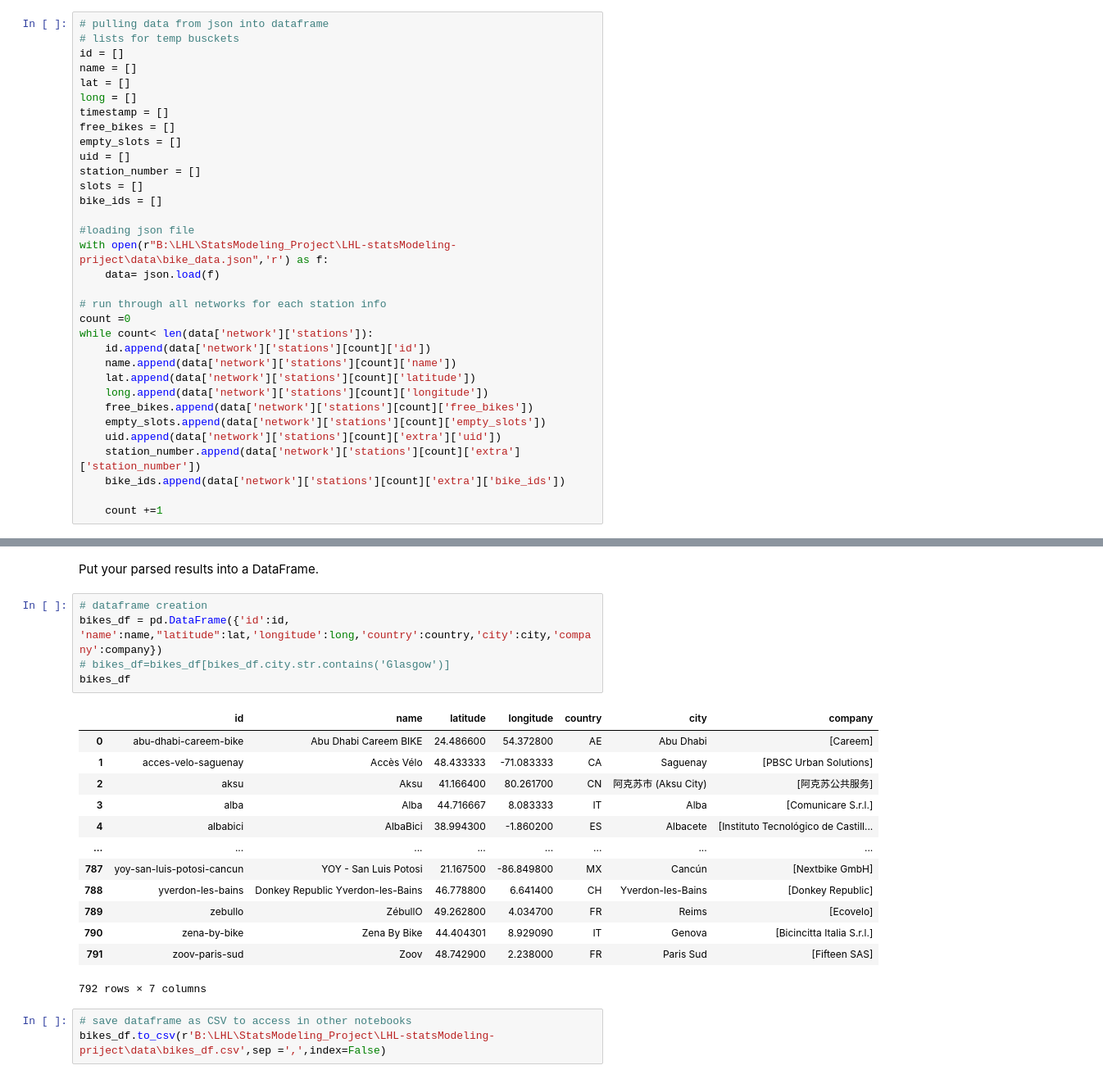
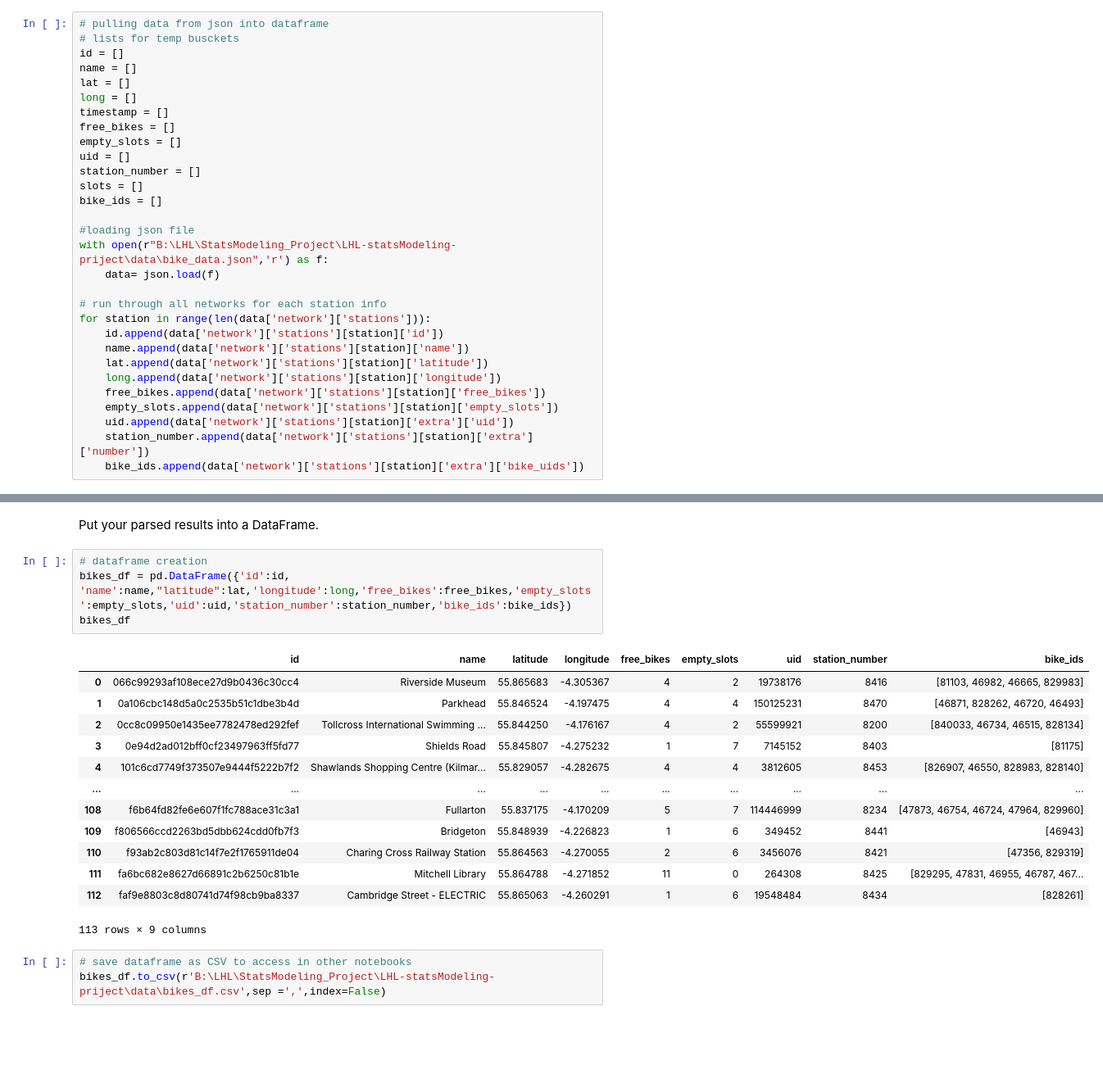
Before and after one commit to LeonFall3/LHL-statsModeling-priject, a Jupyter notebook: notebooks/city_bikes.ipynb, the cells around one changed output, grey strips where cells are left out. Shown at 82% size. Saved outputs shown, nothing was run; the diff lists cells and outputs as text; blank space fills up the shorter version.

```diff
--- a/notebooks/city_bikes.ipynb
+++ b/notebooks/city_bikes.ipynb
@@ -74,16 +60,13 @@ with open(r"B:\LHL\StatsModeling_Project\LHL-statsModeling-priject\data\bike_dat
     data= json.load(f)
 
 # run through all networks for each station info
-count =0
-while count< len(data['network']['stations']):
-    id.append(data['network']['stations'][count]['id'])
-    name.append(data['network']['stations'][count]['name'])
-    lat.append(data['network']['stations'][count]['latitude'])
-    long.append(data['network']['stations'][count]['longitude'])
-    free_bikes.append(data['network']['stations'][count]['free_bikes'])
-    empty_slots.append(data['network']['stations'][count]['empty_slots'])
-    uid.append(data['network']['stations'][count]['extra']['uid'])
-    station_number.append(data['network']['stations'][count]['extra']['station_number'])
-    bike_ids.append(data['network']['stations'][count]['extra']['bike_ids'])
-
-    count +=1
+for station in range(len(data['network']['stations'])):
+    id.append(data['network']['stations'][station]['id'])
+    name.append(data['network']['stations'][station]['name'])
+    lat.append(data['network']['stations'][station]['latitude'])
+    long.append(data['network']['stations'][station]['longitude'])
+    free_bikes.append(data['network']['stations'][station]['free_bikes'])
+    empty_slots.append(data['network']['stations'][station]['empty_slots'])
+    uid.append(data['network']['stations'][station]['extra']['uid'])
+    station_number.append(data['network']['stations'][station]['extra']['number'])
+    bike_ids.append(data['network']['stations'][station]['extra']['bike_uids'])
@@ -94,23 +74,22 @@ TypeError: list indices must be integers or slices, not str
 Put your parsed results into a DataFrame.
 # %%
 # dataframe creation
-bikes_df = pd.DataFrame({'id':id, 'name':name,"latitude":lat,'longitude':long,'country':country,'city':city,'company':company})
-# bikes_df=bikes_df[bikes_df.city.str.contains('Glasgow')]
+bikes_df = pd.DataFrame({'id':id, 'name':name,"latitude":lat,'longitude':long,'free_bikes':free_bikes,'empty_slots':empty_slots,'uid':uid,'station_number':station_number,'bike_ids':bike_ids})
 bikes_df
 # %% [output]
-|  | id | name | latitude | longitude | country | city | company |
-| 0 | abu-dhabi-careem-bike | Abu Dhabi Careem BIKE | 24.486600 | 54.372800 | AE | Abu Dhabi | [Careem] |
-| 1 | acces-velo-saguenay | Accès Vélo | 48.433333 | -71.083333 | CA | Saguenay | [PBSC Urban Solutions] |
-| 2 | aksu | Aksu | 41.166400 | 80.261700 | CN | 阿克苏市 (Aksu City) | [阿克苏公共服务] |
-| 3 | alba | Alba | 44.716667 | 8.083333 | IT | Alba | [Comunicare S.r.l.] |
-| 4 | albabici | AlbaBici | 38.994300 | -1.860200 | ES | Albacete | [Instituto Tecnológico de Castill... |
-| ... | ... | ... | ... | ... | ... | ... | ... |
-| 787 | yoy-san-luis-potosi-cancun | YOY - San Luis Potosi | 21.167500 | -86.849800 | MX | Cancún | [Nextbike GmbH] |
-| 788 | yverdon-les-bains | Donkey Republic Yverdon-les-Bains | 46.778800 | 6.641400 | CH | Yverdon-les-Bains | [Donkey Republic] |
-| 789 | zebullo | ZébullO | 49.262800 | 4.034700 | FR | Reims | [Ecovelo] |
-| 790 | zena-by-bike | Zena By Bike | 44.404301 | 8.929090 | IT | Genova | [Bicincitta Italia S.r.l.] |
-| 791 | zoov-paris-sud | Zoov | 48.742900 | 2.238000 | FR | Paris Sud | [Fifteen SAS] |
+|  | id | name | latitude | longitude | free_bikes | empty_slots | uid | station_number | bike_ids |
+| 0 | 066c99293af108ece27d9b0436c30cc4 | Riverside Museum | 55.865683 | -4.305367 | 4 | 2 | 19738176 | 8416 | [81103, 46982, 46665, 829983] |
+| 1 | 0a106cbc148d5a0c2535b51c1dbe3b4d | Parkhead | 55.846524 | -4.197475 | 4 | 4 | 150125231 | 8470 | [46871, 828262, 46720, 46493] |
+| 2 | 0cc8c09950e1435ee7782478ed292fef | Tollcross International Swimming ... | 55.844250 | -4.176167 | 4 | 2 | 55599921 | 8200 | [840033, 46734, 46515, 828134] |
+| 3 | 0e94d2ad012bff0cf23497963ff5fd77 | Shields Road | 55.845807 | -4.275232 | 1 | 7 | 7145152 | 8403 | [81175] |
+| 4 | 101c6cd7749f373507e9444f5222b7f2 | Shawlands Shopping Centre (Kilmar... | 55.829057 | -4.282675 | 4 | 4 | 3812605 | 8453 | [826907, 46550, 828983, 828140] |
+| ... | ... | ... | ... | ... | ... | ... | ... | ... | ... |
+| 108 | f6b64fd82fe6e607f1fc788ace31c3a1 | Fullarton | 55.837175 | -4.170209 | 5 | 7 | 114446999 | 8234 | [47873, 46754, 46724, 47964, 829960] |
+| 109 | f806566ccd2263bd5dbb624cdd0fb7f3 | Bridgeton | 55.848939 | -4.226823 | 1 | 6 | 349452 | 8441 | [46943] |
+| 110 | f93ab2c803d81c14f7e2f1765911de04 | Charing Cross Railway Station | 55.864563 | -4.270055 | 2 | 6 | 3456076 | 8421 | [47356, 829319] |
+| 111 | fa6bc682e8627d66891c2b6250c81b1e | Mitchell Library | 55.864788 | -4.271852 | 11 | 0 | 264308 | 8425 | [829295, 47831, 46955, 46787, 467... |
+| 112 | faf9e8803c8d80741d74f98cb9ba8337 | Cambridge Street - ELECTRIC | 55.865063 | -4.260291 | 1 | 6 | 19548484 | 8434 | [828261] |
-792 rows × 7 columns
+113 rows × 9 columns
 # %%
 # save dataframe as CSV to access in other notebooks
 bikes_df.to_csv(r'B:\LHL\StatsModeling_Project\LHL-statsModeling-priject\data\bikes_df.csv',sep =',',index=False)
```
Also changed, not shown: parts of 2 cells of this notebook, 1 other file.
